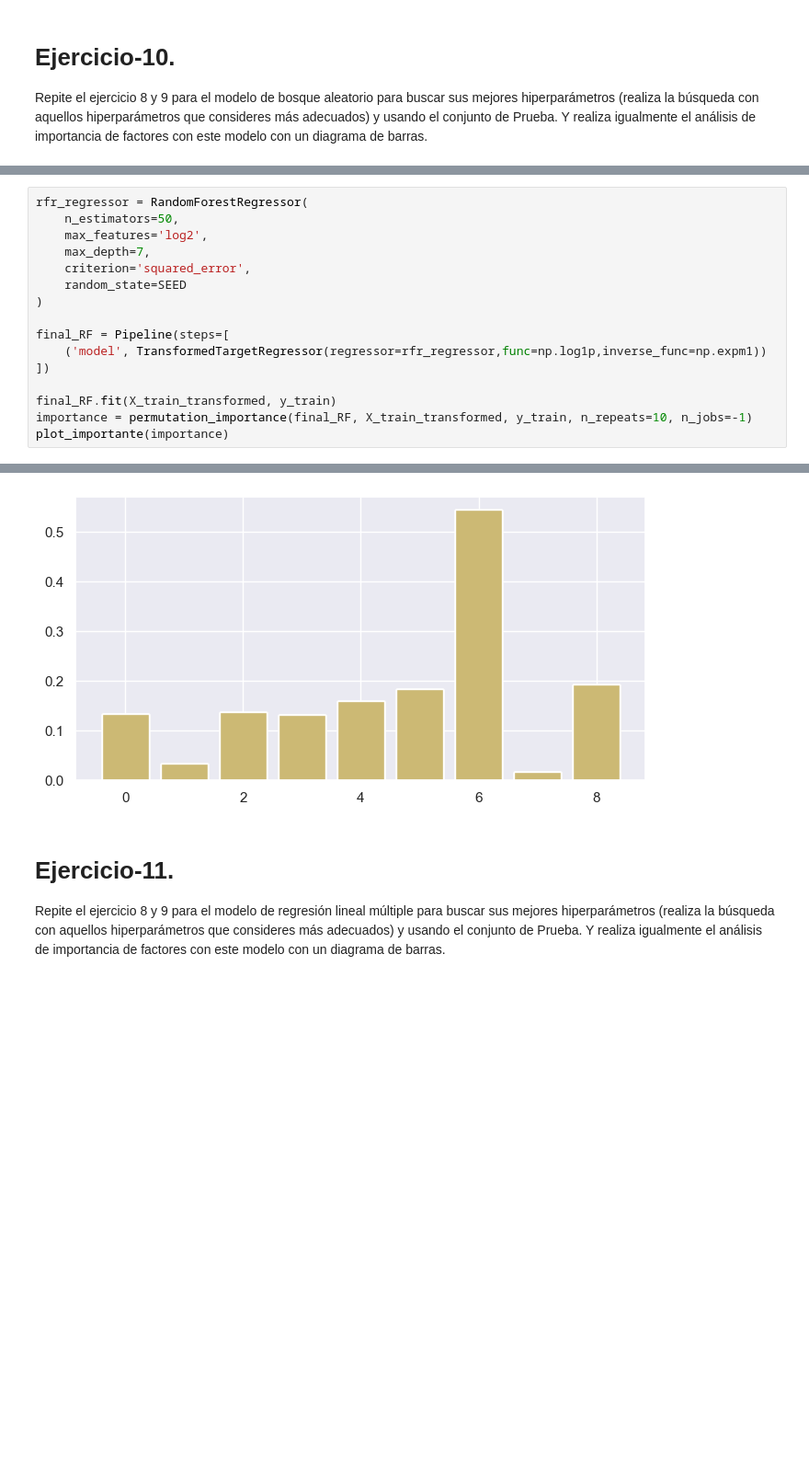
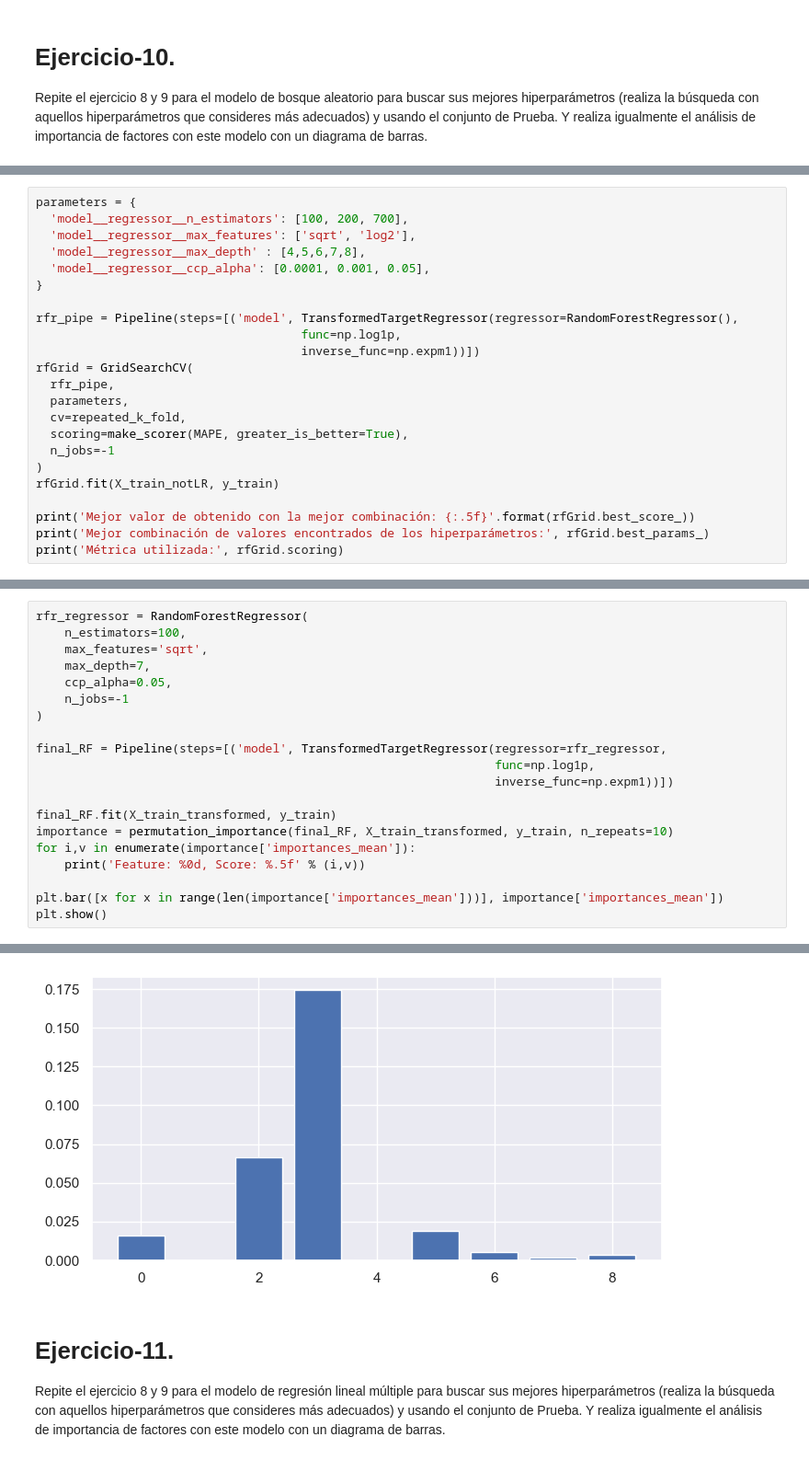
Before and after one commit to diego-carrera/iaa-equipo-30, a Jupyter notebook: semana7/MNA_IAyAA_semana_7_Actividad.ipynb, the cells around one changed output, grey strips where cells are left out. Shown at 92% size. Cells and saved outputs as stored; diff of their text form; blank space fills up the shorter version.

```diff
--- a/semana7/MNA_IAyAA_semana_7_Actividad.ipynb
+++ b/semana7/MNA_IAyAA_semana_7_Actividad.ipynb
@@ -582,0 +667,23 @@ Métrica utilizada: make_scorer(MAPE)
+# %%
+parameters = {
+  'model__regressor__n_estimators': [100, 200, 700],
+  'model__regressor__max_features': ['sqrt', 'log2'],
+  'model__regressor__max_depth' : [4,5,6,7,8],
+  'model__regressor__ccp_alpha': [0.0001, 0.001, 0.05],
+}
+
+rfr_pipe = Pipeline(steps=[('model', TransformedTargetRegressor(regressor=RandomForestRegressor(),
+                                     func=np.log1p,
+                                     inverse_func=np.expm1))])
+rfGrid = GridSearchCV(
+  rfr_pipe,
+  parameters,
+  cv=repeated_k_fold,
+  scoring=make_scorer(MAPE, greater_is_better=True),
+  n_jobs=-1
+)
+rfGrid.fit(X_train_notLR, y_train)
+
+print('Mejor valor de obtenido con la mejor combinación: {:.5f}'.format(rfGrid.best_score_))
+print('Mejor combinación de valores encontrados de los hiperparámetros:', rfGrid.best_params_)
+print('Métrica utilizada:', rfGrid.scoring)
@@ -583,17 +694,21 @@ Métrica utilizada: make_scorer(MAPE)
 # %%
 rfr_regressor = RandomForestRegressor(
-    n_estimators=50,
-    max_features='log2',
+    n_estimators=100,
+    max_features='sqrt',
     max_depth=7,
-    criterion='squared_error',
-    random_state=SEED
+    ccp_alpha=0.05,
+    n_jobs=-1
 )
 
-final_RF = Pipeline(steps=[
-    ('model', TransformedTargetRegressor(regressor=rfr_regressor,func=np.log1p,inverse_func=np.expm1))
-])
+final_RF = Pipeline(steps=[('model', TransformedTargetRegressor(regressor=rfr_regressor,
+                                                                func=np.log1p,
+                                                                inverse_func=np.expm1))])
 
 final_RF.fit(X_train_transformed, y_train)
-importance = permutation_importance(final_RF, X_train_transformed, y_train, n_repeats=10, n_jobs=-1)
-plot_importante(importance)
+importance = permutation_importance(final_RF, X_train_transformed, y_train, n_repeats=10)
+for i,v in enumerate(importance['importances_mean']):
+	print('Feature: %0d, Score: %.5f' % (i,v))
+
+plt.bar([x for x in range(len(importance['importances_mean']))], importance['importances_mean'])
+plt.show()
 # %% [output]
@@ -609,4 +724,4 @@ Feature: 8, Score: 0.19298
-[figure, old version]
+[figure, new version]
 # %% [markdown]
 # **Ejercicio-11.**
 
```
Also changed, not shown: parts of 21 cells of this notebook.
